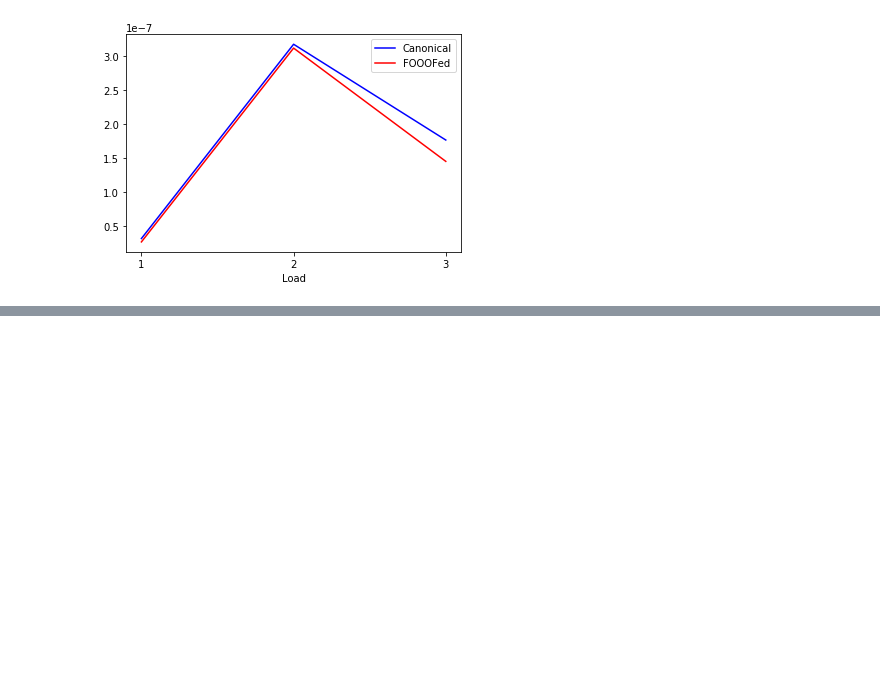
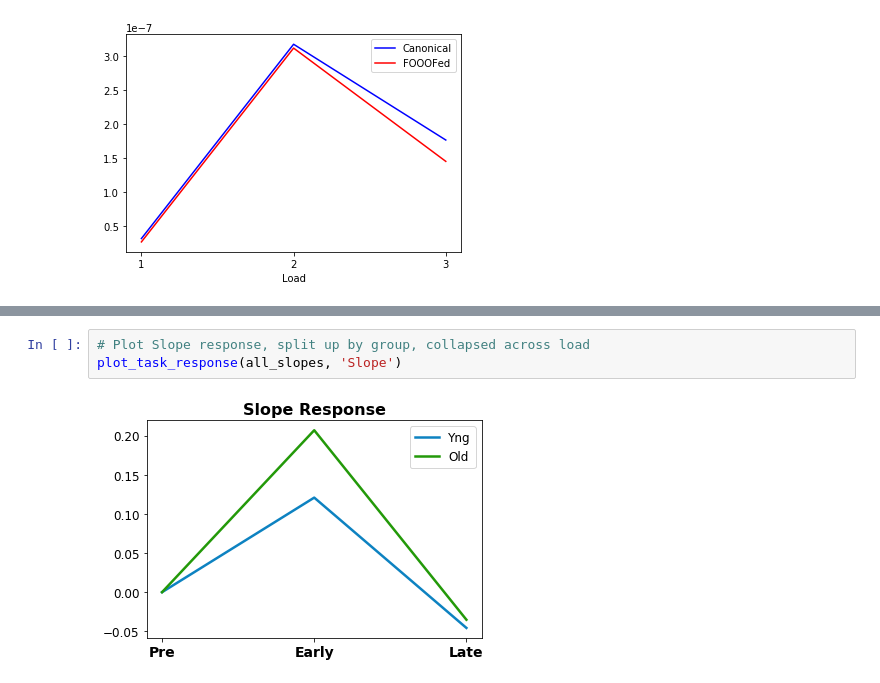
Before and after one commit to TomDonoghue/EEGparam, a Jupyter notebook: notebooks/zOldAnalysis.ipynb, the cells around one changed output, grey strips where cells are left out. Drawn from its saved outputs; the diff is of its cells as text; blank space fills up the shorter version.

```diff
--- a/notebooks/zOldAnalysis.ipynb
+++ b/notebooks/zOldAnalysis.ipynb
@@ -105,0 +159,5 @@ plt.legend();
+# %%
+# Plot Slope response, split up by group, collapsed across load
+plot_task_response(all_slopes, 'Slope')
+# %% [output]
+[figure, added]
```
Also changed, not shown: parts of 20 cells of this notebook, 5 other files.
